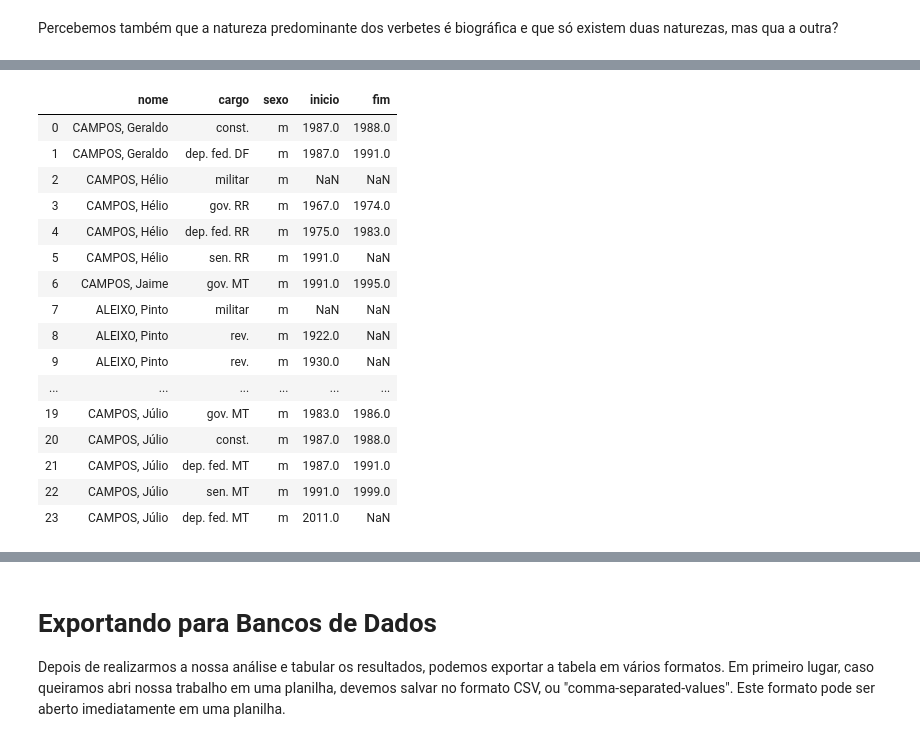
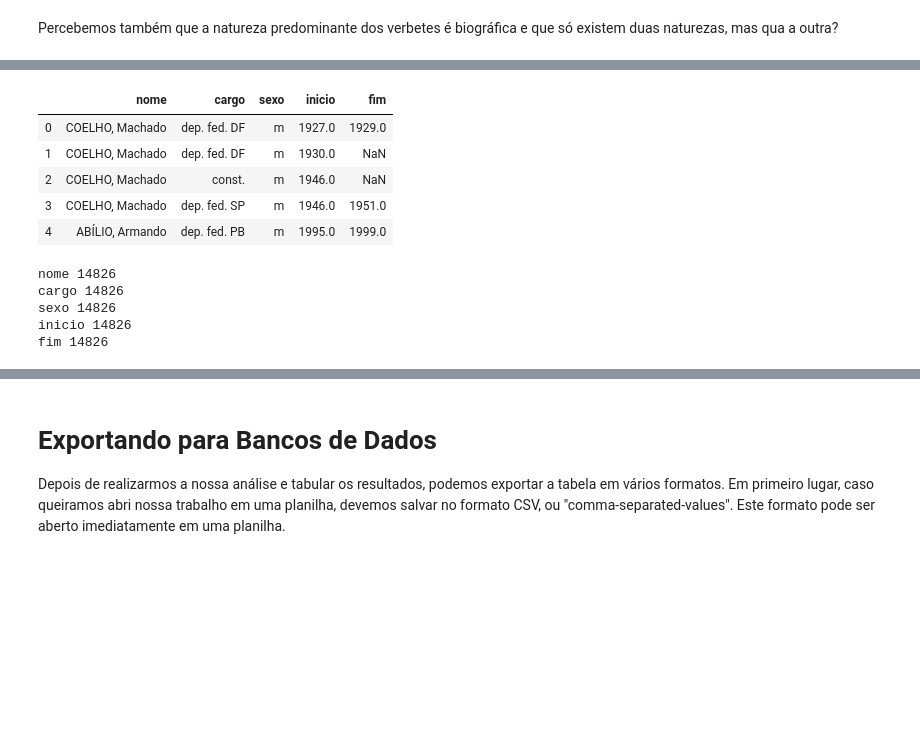
Before and after one commit to fccoelho/text-mining-cientistas-sociais, a Jupyter notebook: Capitulo_1.ipynb, the cells around one changed output, grey strips where cells are left out. Drawn from its saved outputs; the diff is of its cells as text; code cells hidden in the pictures; blank space fills up the shorter version.

````diff
--- a/Capitulo_1.ipynb
+++ b/Capitulo_1.ipynb
@@ -15,8 +15,8 @@ alô turma!
 # %% [markdown]
 Assumindo que os dados do DHBB já foram baixados para um diretório local, podemos começar inspecionando o diretório e listando o seu conteúdo.
 # %%
-# caminho = "F:/dhbb-master/text/*.text"
-caminho = "../../dhbb/text/*.text"
+caminho = "F:/dhbb-master/text/*.text"
+#caminho = "../../dhbb/text/*.text"
 arquivos  = glob.glob(caminho)
 len(arquivos)
 # %% [output]
@@ -215,3 +215,8 @@ Modifique o código acima para criar outro dicionário com a seguinte estrutura:
     "fim": [1988, 1991, ...]
 }
 ```
+# %%
+import re
+regex = re.compile('([0-9-]{4,5})')
+cargo = " - emb. Itália no Brasil 1932-1937"
+re.findall(regex,cargo)
@@ -467,26 +486,24 @@ Name: natureza, dtype: int64
 # %%
 tab2 = pd.DataFrame(resposta)
 tab2.inicio = tab2.inicio.replace('NA', pd.np.nan)
 tab2.fim = tab2.fim.replace('NA', pd.np.nan)
-tab2
+tab2.head()
 # %% [output]
 |  | nome | cargo | sexo | inicio | fim |
-| 0 | CAMPOS, Geraldo | const. | m | 1987.0 | 1988.0 |
-| 1 | CAMPOS, Geraldo | dep. fed. DF | m | 1987.0 | 1991.0 |
-| 2 | CAMPOS, Hélio | militar | m | NaN | NaN |
-| 3 | CAMPOS, Hélio | gov. RR | m | 1967.0 | 1974.0 |
-| 4 | CAMPOS, Hélio | dep. fed. RR | m | 1975.0 | 1983.0 |
-| 5 | CAMPOS, Hélio | sen. RR | m | 1991.0 | NaN |
-| 6 | CAMPOS, Jaime | gov. MT | m | 1991.0 | 1995.0 |
-| 7 | ALEIXO, Pinto | militar | m | NaN | NaN |
-| 8 | ALEIXO, Pinto | rev. | m | 1922.0 | NaN |
-| 9 | ALEIXO, Pinto | rev. | m | 1930.0 | NaN |
-| ... | ... | ... | ... | ... | ... |
-| 19 | CAMPOS, Júlio | gov. MT | m | 1983.0 | 1986.0 |
-| 20 | CAMPOS, Júlio | const. | m | 1987.0 | 1988.0 |
-| 21 | CAMPOS, Júlio | dep. fed. MT | m | 1987.0 | 1991.0 |
-| 22 | CAMPOS, Júlio | sen. MT | m | 1991.0 | 1999.0 |
-| 23 | CAMPOS, Júlio | dep. fed. MT | m | 2011.0 | NaN |
+| 0 | COELHO, Machado | dep. fed. DF | m | 1927.0 | 1929.0 |
+| 1 | COELHO, Machado | dep. fed. DF | m | 1930.0 | NaN |
+| 2 | COELHO, Machado | const. | m | 1946.0 | NaN |
+| 3 | COELHO, Machado | dep. fed. SP | m | 1946.0 | 1951.0 |
+| 4 | ABÍLIO, Armando | dep. fed. PB | m | 1995.0 | 1999.0 |
+# %%
+for c, v in resposta.items():
+    print(c, len(v))
+# %% [output]
+nome 14826
+cargo 14826
+sexo 14826
+inicio 14826
+fim 14826
 # %%
 tab2.dropna()
 # %% [output]
````
Also changed, not shown: parts of 18 cells of this notebook, 2 other files.
